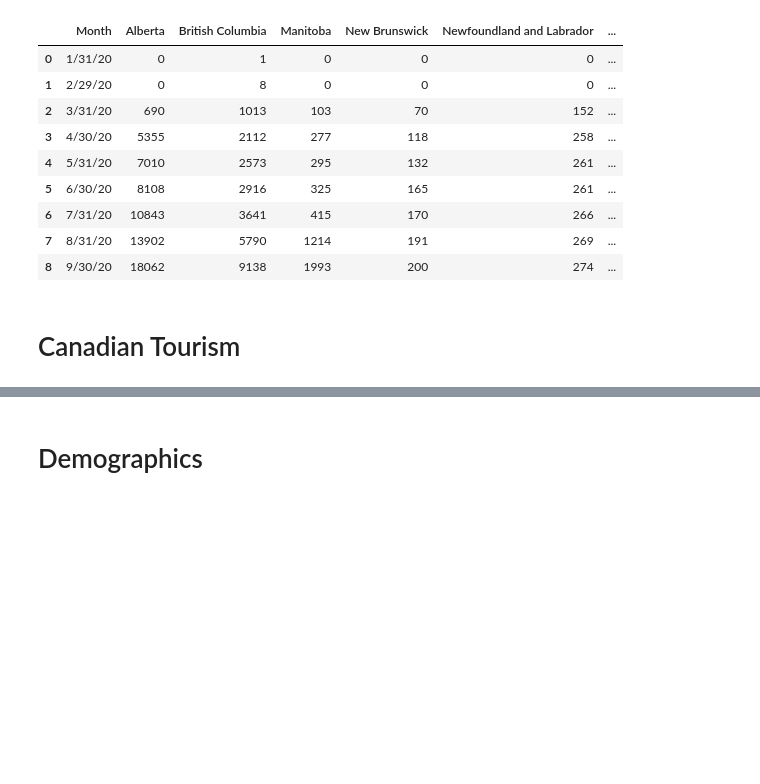
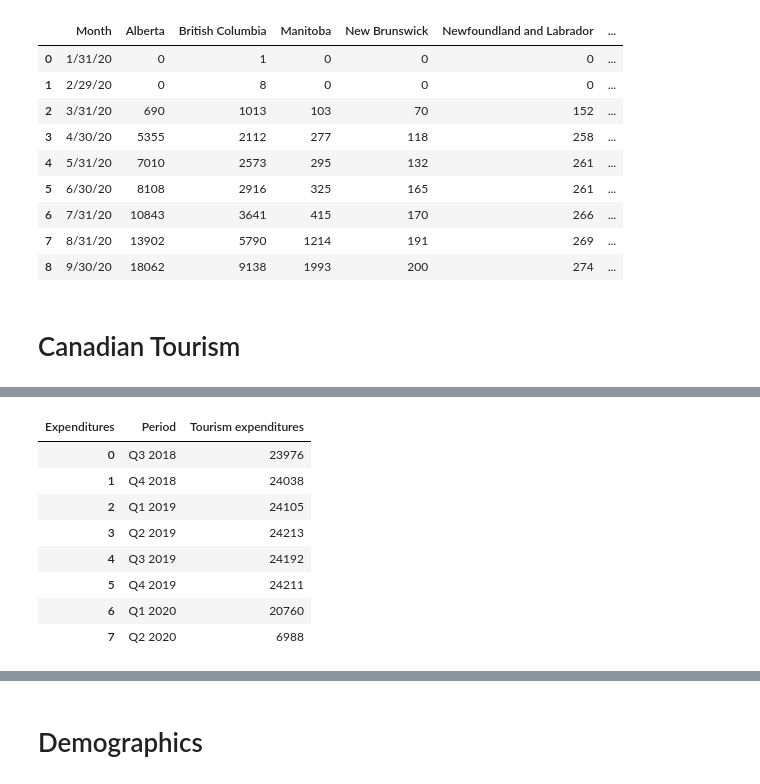
Before and after one commit to chenghaohan/Team_Anti-COVID_Project1, a Jupyter notebook: Data Exploration and Cleanup.ipynb, the cells around one changed output, grey strips where cells are left out. Cells and saved outputs as stored; diff of their text form; code cells hidden in the pictures; blank space fills up the shorter version.

```diff
--- a/Data Exploration and Cleanup.ipynb
+++ b/Data Exploration and Cleanup.ipynb
@@ -123,0 +130,27 @@ UsageError: Line magic function `%` not found.
+# %%
+#Stats Canada Tourism demand (expenditures) data was isolated for Total Tourism expenditures and the data was transposed.
+#Data type was changed from object to integer for plotting.
+
+demand_sum = demand_merged.drop([1,2,3,4,5,6,7,8,9,10,11,12,13,14,15,16,17])
+demand_sum = demand_sum.transpose()
+
+demand_sum.columns = demand_sum.iloc[0]
+demand_sum_trans = demand_sum[1:]
+
+demand_sum_trans.reset_index(inplace =True)
+demand_sum_trans.rename(columns = {"index":"Period"}, inplace=True)
+
+demand_sum_trans_int = demand_sum_trans.copy()
+demand_sum_trans_int['Tourism expenditures'] = demand_sum_trans_int['Tourism expenditures'].str.replace(',', '').astype(int)
+
+demand_sum_trans_int
+# %% [output]
+| Expenditures | Period | Tourism expenditures |
+| 0 | Q3 2018 | 23976 |
+| 1 | Q4 2018 | 24038 |
+| 2 | Q1 2019 | 24105 |
+| 3 | Q2 2019 | 24213 |
+| 4 | Q3 2019 | 24192 |
+| 5 | Q4 2019 | 24211 |
+| 6 | Q1 2020 | 20760 |
+| 7 | Q2 2020 | 6988 |
```
Also changed, not shown: parts of 6 cells of this notebook.
